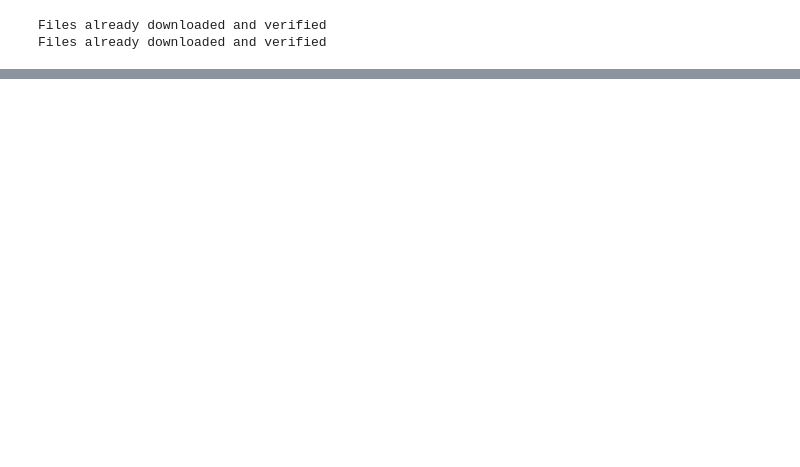
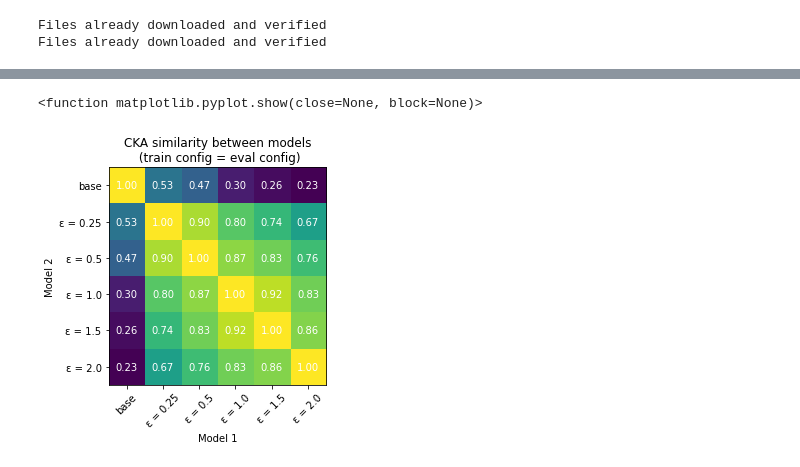
Before and after one commit to VSehwag/lifelong-robustness, a Jupyter notebook: cka.ipynb, the cells around one changed output, grey strips where cells are left out. Cells and saved outputs as stored; diff of their text form; code cells hidden in the pictures; blank space fills up the shorter version.

Commit message:
New cka results/heatmaps

```diff
--- a/cka.ipynb
+++ b/cka.ipynb
@@ -304,0 +141,47 @@ for i in range(len(attacks)):
+# %%
+adv_acts = []
+for m in range(len(cifar_models)):
+    acts_m = []
+    for attack in range(len(attacks)):
+        preds = cifar_models[m](adv_images[m][attack], all=True)
+        acts_m.append(preds[1]['layer4']['block_1']['conv2'].cpu().detach().numpy().reshape((num_images,512)))
+    adv_acts.append(acts_m)
+# %%
+strengths = ['base', '0.25', '0.5', '1.0', '1.5', '2.0']
+heatmap_data = []
+for i in range(len(cifar_models)):
+    heatmap_m = []
+    for j in range(len(attacks)):
+        # print('Model ' + strengths[i] + ' vs Model ' + strengths[j])
+        cka = CKA.feature_space_linear_cka(adv_acts[i][i], adv_acts[j][j])
+        # cka = CKA.feature_space_linear_cka(benign_acts[i], benign_acts[j])
+        # print(str(cka))
+        # print()
+        heatmap_m.append(cka)
+    heatmap_data.append(heatmap_m)
+
+    # print()
+# %%
+fig, ax = plt.subplots()
+im = ax.imshow(heatmap_data)
+
+model_names = ['base', '\u03b5 = 0.25', '\u03b5 = 0.5', '\u03b5 = 1.0', '\u03b5 = 1.5', '\u03b5 = 2.0']
+
+ax.set_title('CKA similarity between models\n (train config = eval config)')
+
+ax.set_xlabel('Model 1')
+ax.set_ylabel('Model 2')
+ax.set_xticks(np.arange(len(model_names)))
+ax.set_yticks(np.arange(len(model_names)))
+ax.set_xticklabels(model_names, rotation=45)
+ax.set_yticklabels(model_names)
+
+for i in range(len(cifar_models)):
+    for j in range(len(cifar_models)):
+        text = ax.text(i, j, '{:.2f}'.format(heatmap_data[i][j]),
+                       ha="center", va="center", color="w")
+
+plt.show
+# %% [output]
+<function matplotlib.pyplot.show(close=None, block=None)>
+[figure, added]
```
Also changed, not shown: parts of 37 cells of this notebook.
